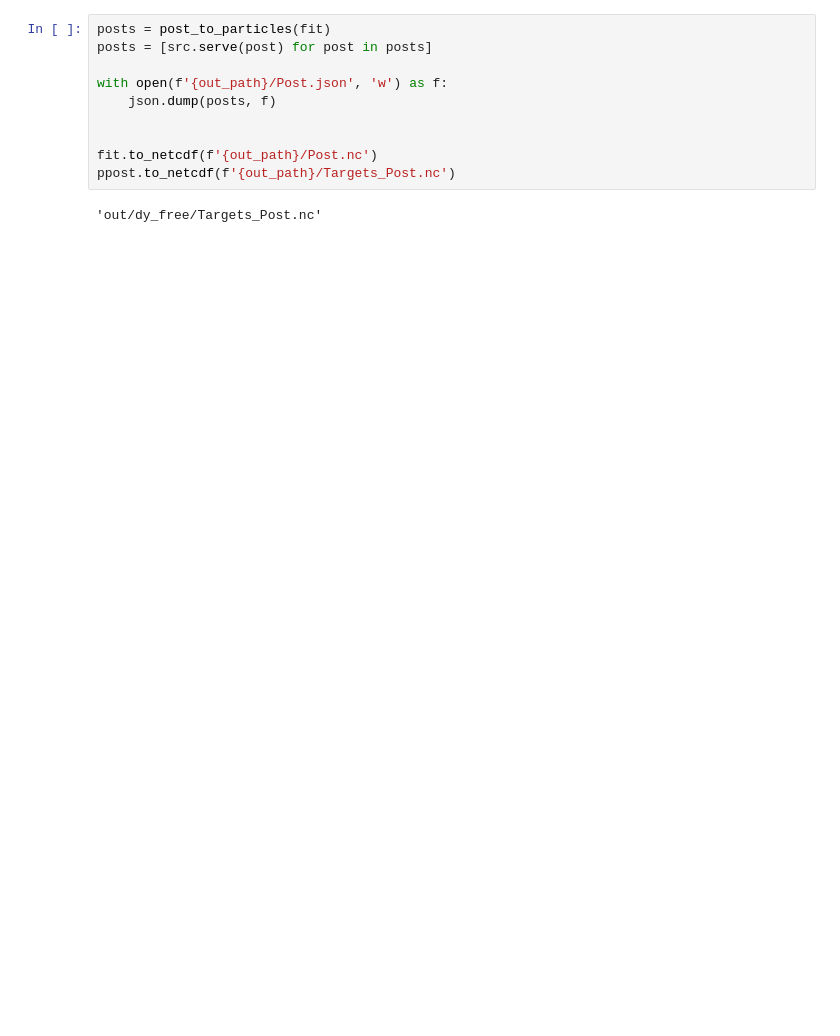
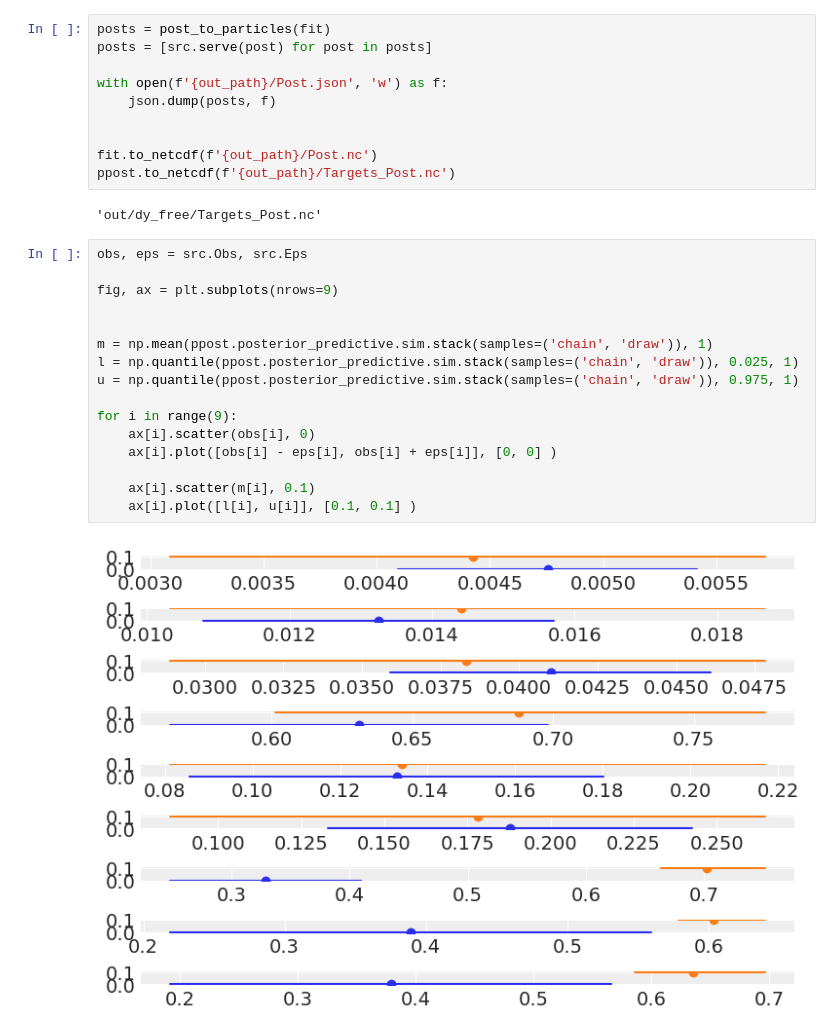
Before and after one commit to TimeWz667/IndTB_ACF, a Jupyter notebook: notebooks/3_Free_Comorb.ipynb, the cells around one changed output. Drawn from its saved outputs; the diff is of its cells as text; blank space fills up the shorter version.

```diff
--- a/notebooks/3_Free_Comorb.ipynb
+++ b/notebooks/3_Free_Comorb.ipynb
@@ -82,3 +83,21 @@ fit.to_netcdf(f'{out_path}/Post.nc')
 ppost.to_netcdf(f'{out_path}/Targets_Post.nc')
 # %% [output]
 'out/dy_free/Targets_Post.nc'
+# %%
+obs, eps = src.Obs, src.Eps
+
+fig, ax = plt.subplots(nrows=9)
+
+
+m = np.mean(ppost.posterior_predictive.sim.stack(samples=('chain', 'draw')), 1)
+l = np.quantile(ppost.posterior_predictive.sim.stack(samples=('chain', 'draw')), 0.025, 1)
+u = np.quantile(ppost.posterior_predictive.sim.stack(samples=('chain', 'draw')), 0.975, 1)
+
+for i in range(9):
+    ax[i].scatter(obs[i], 0)
+    ax[i].plot([obs[i] - eps[i], obs[i] + eps[i]], [0, 0] )
+
+    ax[i].scatter(m[i], 0.1)
+    ax[i].plot([l[i], u[i]], [0.1, 0.1] )
+# %% [output]
+[figure, added]
```
Also changed, not shown: parts of 3 cells of this notebook, 3 other files.
